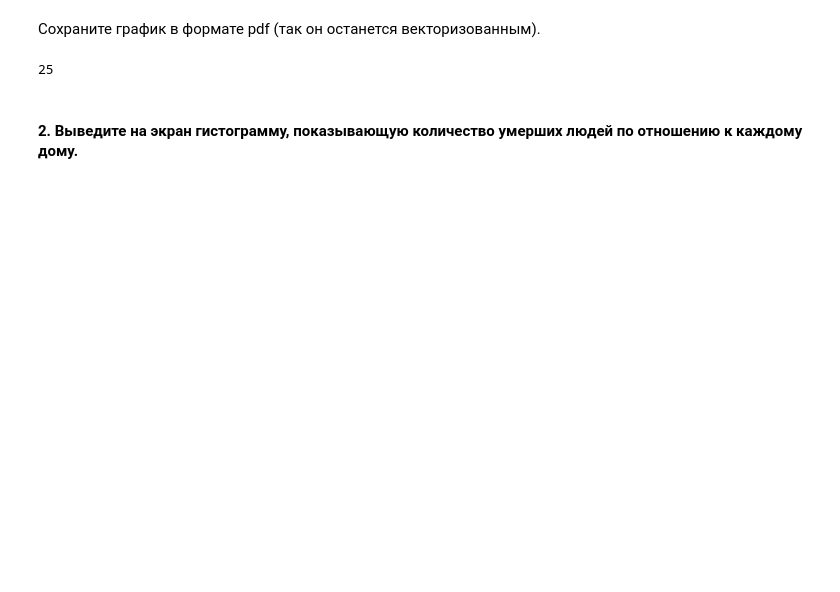
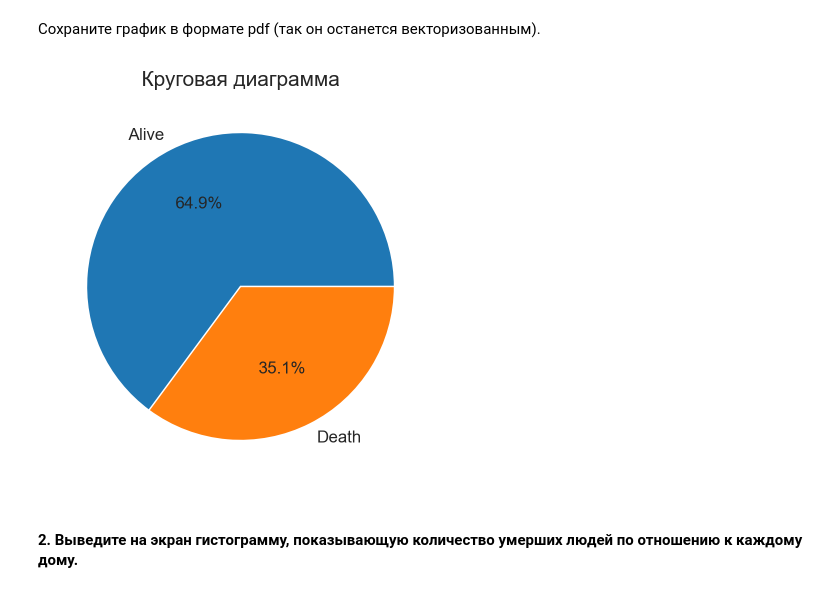
Before and after one commit to EdPogosyan/ML_Ed, a Jupyter notebook: HW-1/hw_practice_sirius_01_pandas_numpy_viz.ipynb, the cells around one changed output. Saved outputs shown, nothing was run; the diff lists cells and outputs as text; code cells hidden in the pictures; blank space fills up the shorter version.

Commit message:
visualization update

```diff
--- a/HW-1/hw_practice_sirius_01_pandas_numpy_viz.ipynb
+++ b/HW-1/hw_practice_sirius_01_pandas_numpy_viz.ipynb
@@ -605,10 +590,11 @@ Data size: (38, 24)
 # %% [markdown]
 Сохраните график в формате pdf (так он останется векторизованным).
-# %%
-# your code
-a = 25
-a
-# %% [output]
-25
+# %%
+plt.title("Круговая диаграмма", fontsize=15)
+count = battles_df["major_death"].value_counts()
+plt.pie(count, labels=["Alive", "Death"], autopct='%1.1f%%')
+plt.savefig('pie.pdf', format='pdf')
+# %% [output]
+[figure, added]
 # %% [markdown]
 #### 2. Выведите на экран гистограмму, показывающую количество умерших людей по отношению к каждому дому.
```
Also changed, not shown: parts of 12 cells of this notebook, 1 other file.
